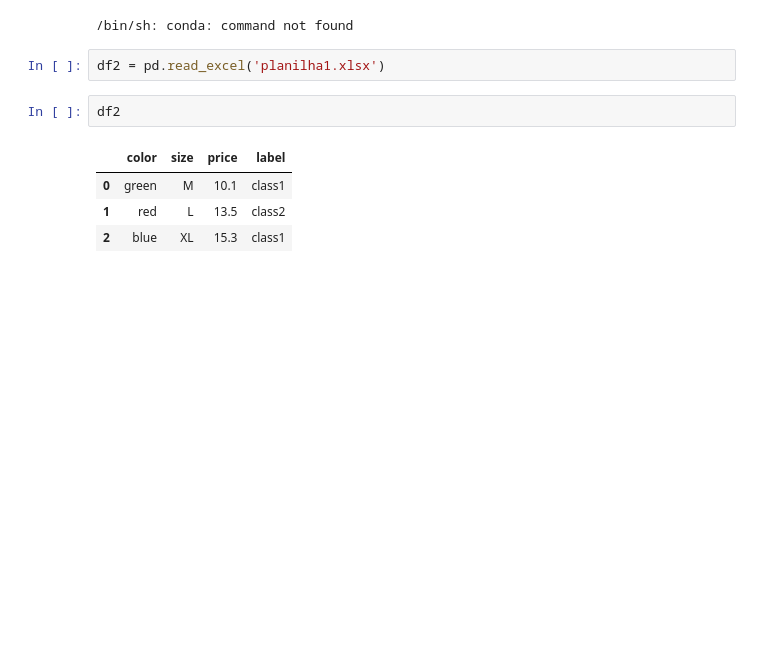
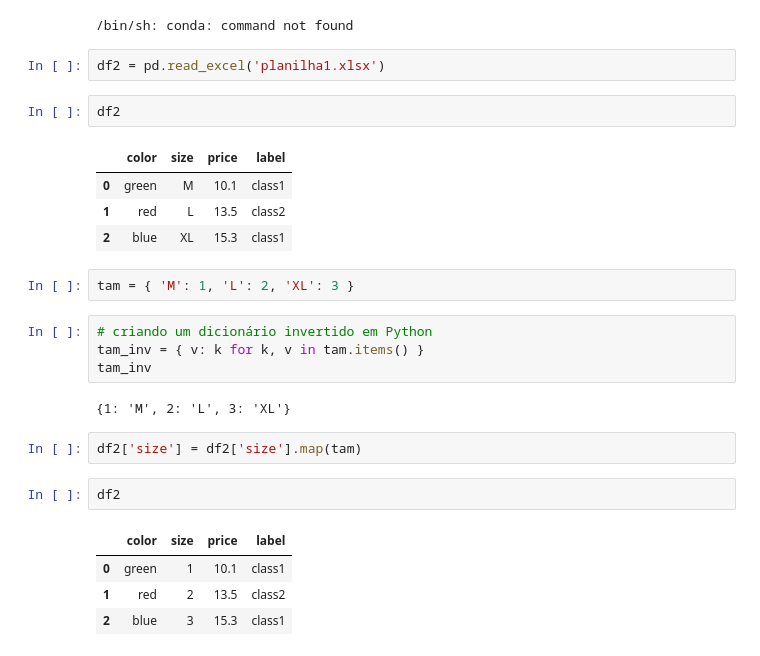
Before and after one commit to regispires/aulas-machine-learning-2019, a Jupyter notebook: 06-Pre-processamento.ipynb, the cells around one changed output. Cells and saved outputs as stored; diff of their text form; blank space fills up the shorter version.

```diff
--- a/06-Pre-processamento.ipynb
+++ b/06-Pre-processamento.ipynb
@@ -125,3 +125,20 @@ df2
 | 0 | green | M | 10.1 | class1 |
 | 1 | red | L | 13.5 | class2 |
 | 2 | blue | XL | 15.3 | class1 |
+# %%
+tam = { 'M': 1, 'L': 2, 'XL': 3 }
+# %%
+# criando um dicionário invertido em Python
+tam_inv = { v: k for k, v in tam.items() }
+tam_inv
+# %% [output]
+{1: 'M', 2: 'L', 3: 'XL'}
+# %%
+df2['size'] = df2['size'].map(tam)
+# %%
+df2
+# %% [output]
+|  | color | size | price | label |
+| 0 | green | 1 | 10.1 | class1 |
+| 1 | red | 2 | 13.5 | class2 |
+| 2 | blue | 3 | 15.3 | class1 |
```
Also changed, not shown: parts of 10 cells of this notebook.
